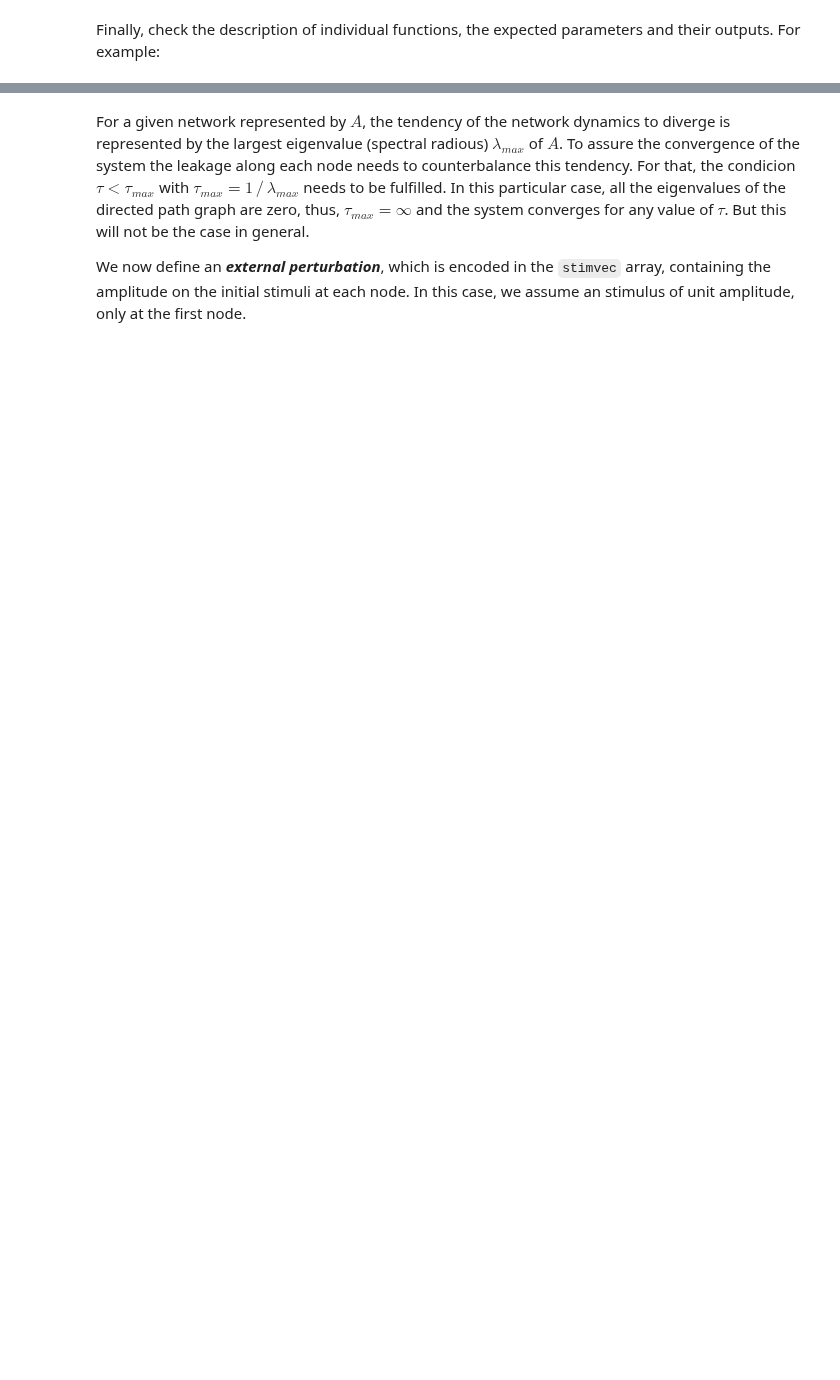
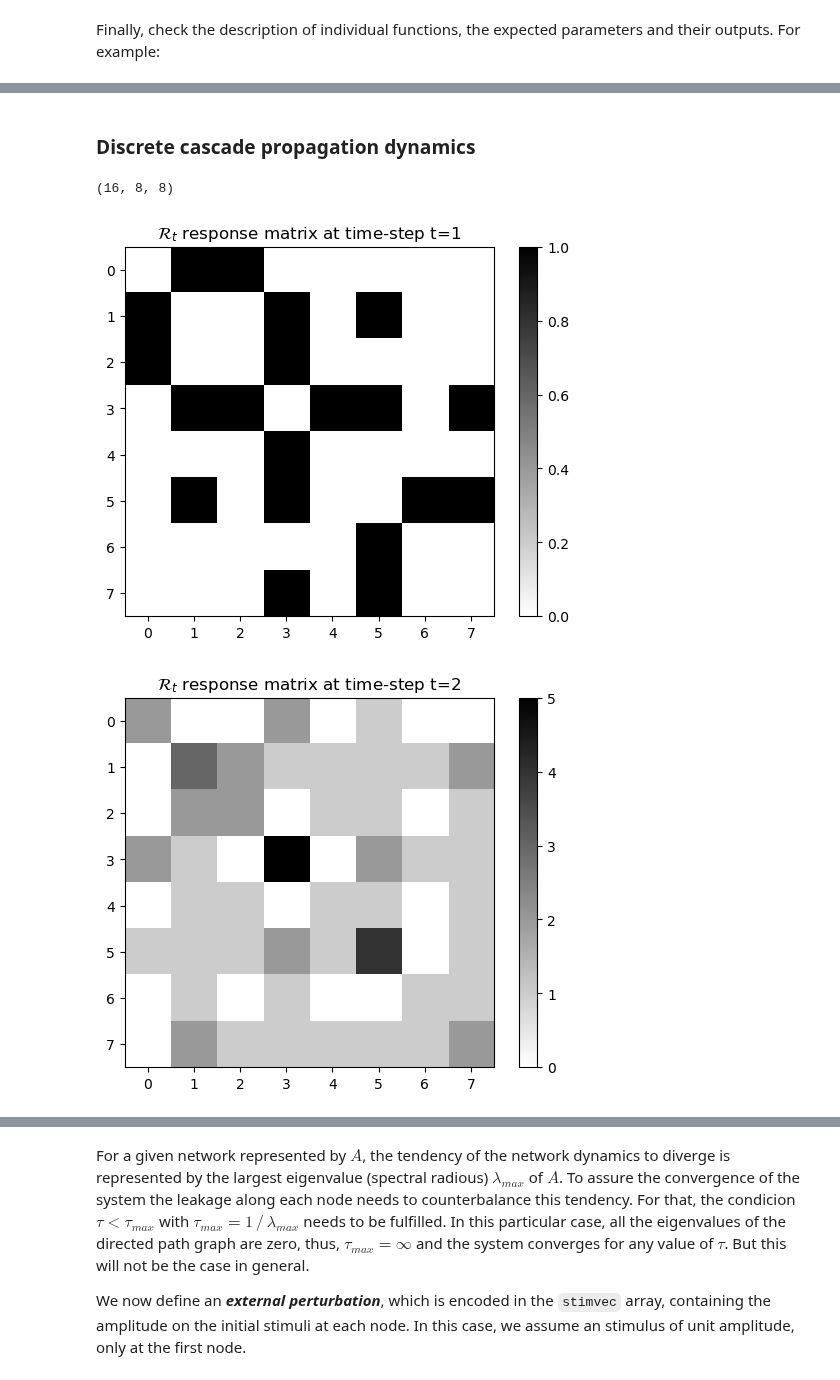
Before and after one commit to mb-BCA/SiReNetA_Tutorials, a Jupyter notebook: 1_GettingStarted.ipynb, the cells around one changed output, grey strips where cells are left out. Drawn from its saved outputs; the diff is of its cells as text; code cells hidden in the pictures; blank space fills up the shorter version.

```diff
--- a/1_GettingStarted.ipynb
+++ b/1_GettingStarted.ipynb
@@ -91,0 +96,6 @@ import galib.tools
+# %%
+# Load a small network (binary / unweighted)
+net = np.loadtxt('Data/Testnet_N8.txt', dtype=int)
+N = len(net)
+
+print(net)
@@ -91,0 +111,25 @@ import galib.tools
+# %% [markdown]
+### Discrete cascade propagation dynamics
+# %%
+# Compute the responses for the discrete cascade
+# Assume each node receives stimulus of amplitude 1 (default)
+
+# Duration of the "simulation"
+tfinal = 15
+# The pair-wise responses
+resps_dc = sna.Resp_DiscreteCascade(net, S0=1.0, tmax=tfinal)
+print(shape(resps_dc))
+# %% [output]
+(16, 8, 8)
+# %%
+# Visualise the pair-wise response matrices at times t = 1, 2, 5, 10
+
+timelist = [1,2,5,10]
+for t in timelist:
+    plt.figure()
+    plt.title('$\mathcal{R}_t$ response matrix at time-step t=%d' %t)
+    plt.imshow(resps_dc[t], cmap='gray_r')
+    plt.colorbar()
+# %% [output]
+[figure, added]
+[figure, added]
```
Also changed, not shown: parts of 40 cells of this notebook.
